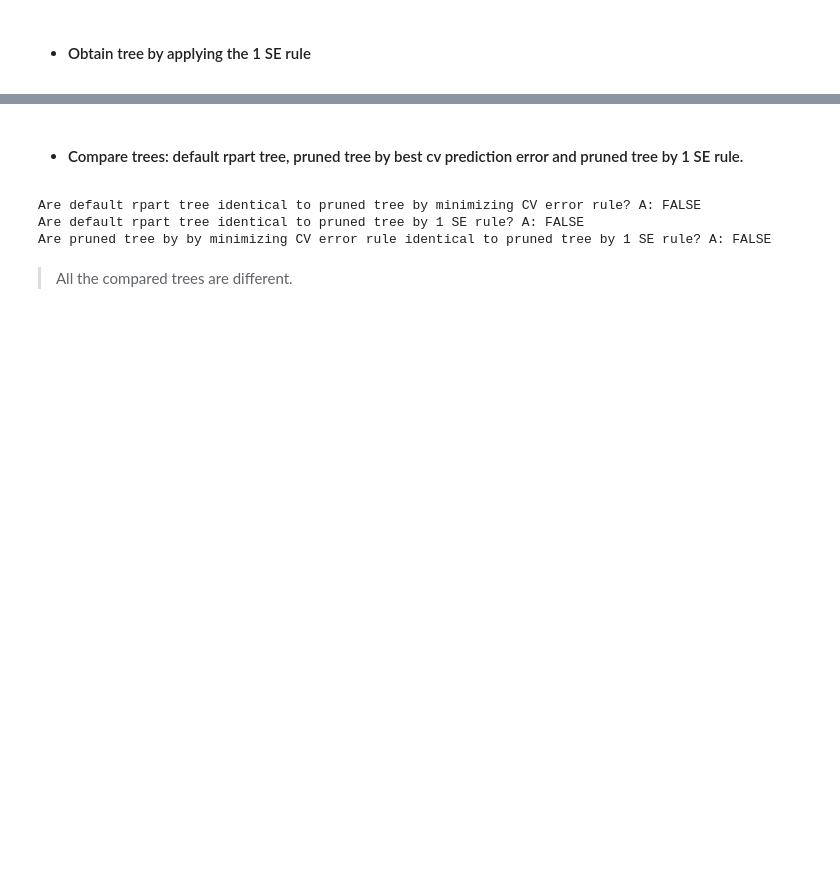
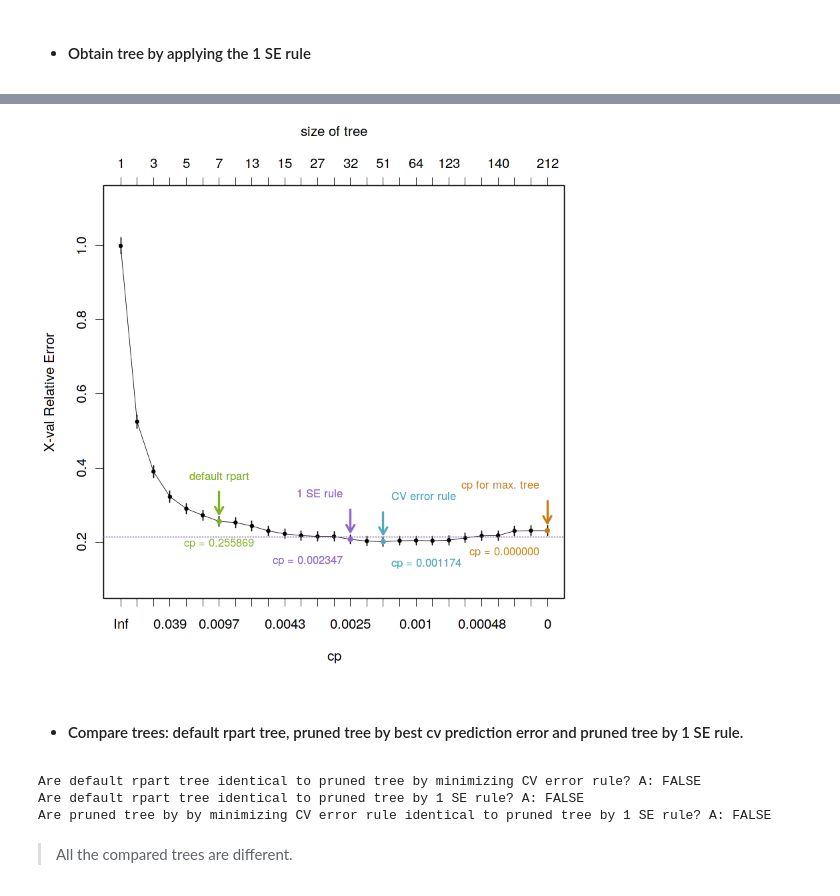
Before and after one commit to guzmanlopez/ACRRF_course, a Jupyter notebook: trabajo-final.ipynb, the cells around one changed output, grey strips where cells are left out. Cells and saved outputs as stored; diff of their text form; code cells hidden in the pictures; blank space fills up the shorter version.

Commit message:
add summary of obtained cps by rule

```diff
--- a/trabajo-final.ipynb
+++ b/trabajo-final.ipynb
@@ -579,11 +576,0 @@ The splits involved the following variables:
-# %%
-# Print the cp values
-cptable.fit.train.max <- as.data.frame(fit.train.max$cptable)
-cptable.fit.train.max$row <- 1:nrow(cptable.fit.train.max)
-cptable.fit.train.max$cprule <-  ""
-cptable.fit.train.max$cprule[which.min(fit.train.max$cptable[,"xerror"])] <- "<--- min. CV"
-cptable.fit.train.max$cprule[which(fit.train.max$cptable[, c("xerror")] < sum(fit.train.max$cptable[min.cv.cell, c("xerror", "xstd")]))[1]] <- "<--- 1 SE"
-cptable.fit.train.max$cprule[which(fit.train.max$cptable[, c("CP")] < 0.01)][1] <-  "<--- rpart def."
-cptable.fit.train.max$cprule[which(fit.train.max$cptable[, c("CP")] == 0)][1] <-  "<--- max. tree"
-
-cptable.fit.train.max
@@ -608,3 +579,84 @@ cptable.fit.train.max
+# %%
+# Visual representation of the selected cp value by 1 SE rule
+plotcp(fit.train.max, minline = TRUE, lty = 3, col = purple, lwd = 0.5, pch = 19, cex = 0.5)
+
+# cp = 0, for maximal tree
+points(x = which(fit.train.max$cptable[, c("CP")] == 0)[1],
+       y = fit.train.max$cptable[which(fit.train.max$cptable[, c("CP")] == 0)[1], "xerror"],
+       col = orange, pch = 19, cex = 0.6)
+
+text(x = which(fit.train.max$cptable[, c("CP")] == 0)[1],
+     y = fit.train.max$cptable[which(fit.train.max$cptable[, c("CP")] == 0)[1], "xerror"] - 0.06,
+     paste("cp = 0.000000"),
+     col = orange, cex = 0.8, pos = 2)
+
+text(x = which(fit.train.max$cptable[, c("CP")] == 0)[1],
+     y = fit.train.max$cptable[which(fit.train.max$cptable[, c("CP")] == 0)[1], "xerror"] + 0.12,
+     "cp for max. tree", col = orange, cex = 0.8, pos = 2)
+
+arrows(x0 = which(fit.train.max$cptable[, c("CP")] == 0)[1],
+       y0 = fit.train.max$cptable[which(fit.train.max$cptable[, c("CP")] == 0)[1], "xerror"] + 0.08,
+       x1 = which(fit.train.max$cptable[, c("CP")] == 0)[1],
+       y1 = fit.train.max$cptable[which(fit.train.max$cptable[, c("CP")] == 0)[1], "xerror"] + 0.02,
+       angle = 30, col = orange, length = 0.1, lwd = 2, xpd = TRUE)
+
+# cp = 0.01, default rpart value
+points(x = which(fit.train.max$cptable[, c("CP")] < 0.01)[1],
+       y = fit.train.max$cptable[which(fit.train.max$cptable[, c("CP")] < 0.01)[1], "xerror"],
+       col = green, pch = 19, cex = 0.6)
+
+text(x = which(fit.train.max$cptable[, c("CP")] < 0.01)[1],
+     y = fit.train.max$cptable[which(fit.train.max$cptable[, c("CP")] < 0.01)[1], "xerror"] - 0.06,
+     paste("cp =", round(fit.train.max$cptable[which(fit.train.max$cptable[, c("CP")] < 0.01)[1], "xerror"], 6)),
+     col = green, cex = 0.8)
+
+text(x = rep(which(fit.train.max$cptable[, c("CP")] < 0.01)[1], 2),
+     y = fit.train.max$cptable[which(fit.train.max$cptable[, c("CP")] < 0.01)[1], "xerror"] + 0.12,
+     "default rpart", col = green, cex = 0.8)
+
+arrows(x0 = which(fit.train.max$cptable[, c("CP")] < 0.01)[1],
+       y0 = fit.train.max$cptable[which(fit.train.max$cptable[, c("CP")] < 0.01)[1], "xerror"] + 0.08,
+       x1 = which(fit.train.max$cptable[, c("CP")] < 0.01)[1],
+       y1 = fit.train.max$cptable[which(fit.train.max$cptable[, c("CP")] < 0.01)[1], "xerror"] + 0.02,
+       angle = 30, col = green, length = 0.1, lwd = 2, xpd = TRUE)
+
+# minimum cv prediction error rule
+points(x = min.cv.cell,
+       y = fit.train.max$cptable[min.cv.cell, "xerror"],
+       col = blue, pch = 19, cex = 0.6)
+
+text(x = rep(min.cv.cell, 2),
+     y = fit.train.max$cptable[min.cv.cell, "xerror"] - 0.06,
+     paste("cp =", round(fit.train.best.cv.cp, 6)),
+     col = blue, cex = 0.8, pos = 4)
+
+text(x = rep(min.cv.cell, 2),
+     y = fit.train.max$cptable[min.cv.cell, "xerror"] + 0.12,
+     "CV error rule", col = blue, cex = 0.8, pos = 4)
+
+arrows(x0 = min.cv.cell, y0 = fit.train.max$cptable[min.cv.cell, "xerror"] + 0.08,
+       x1 = min.cv.cell, y1 = fit.train.max$cptable[min.cv.cell, "xerror"] + 0.02,
+       angle = 30, col = blue, length = 0.1, lwd = 2, xpd = TRUE)
+
+# 1 SE rule
+points(x = min.1se.cell,
+       y = fit.train.max$cptable[min.1se.cell, "xerror"],
+       col = purple, pch = 19, cex = 0.6)
+
+text(x = rep(min.1se.cell, 2),
+     y = fit.train.max$cptable[min.1se.cell, "xerror"] - 0.06,
+     paste("cp =", round(fit.train.best.1se.cp, 6)),
+     col = purple, cex = 0.8, pos = 2)
+
+text(x = rep(min.1se.cell, 2),
+     y = fit.train.max$cptable[min.1se.cell, "xerror"] + 0.12,
+     "1 SE rule", col = purple, cex = 0.8, pos = 2)
+
+arrows(x0 = min.1se.cell, y0 = fit.train.max$cptable[min.1se.cell, "xerror"] + 0.08,
+       x1 = min.1se.cell, y1 = fit.train.max$cptable[min.1se.cell, "xerror"] + 0.02,
+       angle = 30, col = purple, length = 0.1, lwd = 2, xpd = TRUE)
+# %% [output]
+[figure, added]
 # %% [markdown]
 - #### Compare trees: default rpart tree, pruned tree by best cv prediction error and pruned tree by 1 SE rule.
 # %%
```
Also changed, not shown: parts of 12 cells of this notebook.
